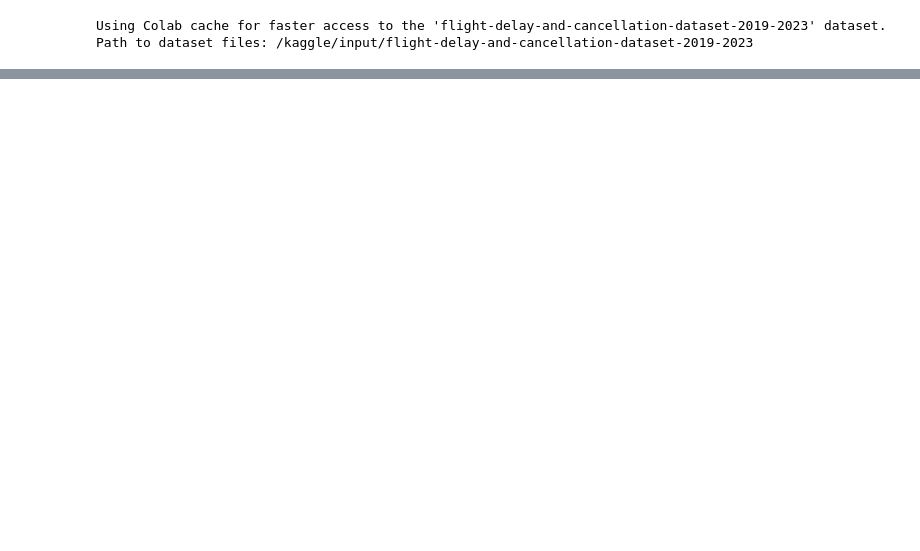
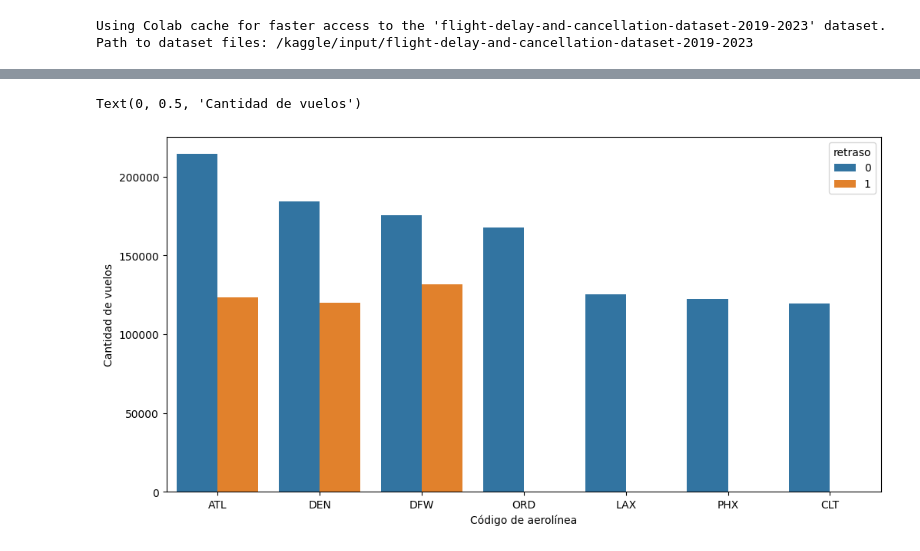
Before and after one commit to Cristiand056/Pruebas-codigo-hackaton-oracle-alura, a Jupyter notebook: candidato_datafarme.ipynb, the cells around one changed output, grey strips where cells are left out. Cells and saved outputs as stored; diff of their text form; code cells hidden in the pictures; blank space fills up the shorter version.

```diff
--- a/candidato_datafarme.ipynb
+++ b/candidato_datafarme.ipynb
@@ -137,0 +203,3 @@ cantidad de muestras: 533863
+# %%
+data = df['retraso'].groupby(df['origin']).value_counts()
+data
@@ -137,0 +222,3 @@ cantidad de muestras: 533863
+# %%
+top10_origen = data.nlargest(10)
+top10_origen
@@ -137,0 +247,8 @@ cantidad de muestras: 533863
+# %%
+plt.figure(figsize=(12, 6))
+sns.barplot(x=top10_origen.index.get_level_values(0), y=top10_origen.values, hue=top10_origen.index.get_level_values(1))
+plt.xlabel('Código de aerolínea')
+plt.ylabel('Cantidad de vuelos')
+# %% [output]
+Text(0, 0.5, 'Cantidad de vuelos')
+[figure, added]
```
Also changed, not shown: parts of 49 cells of this notebook.
